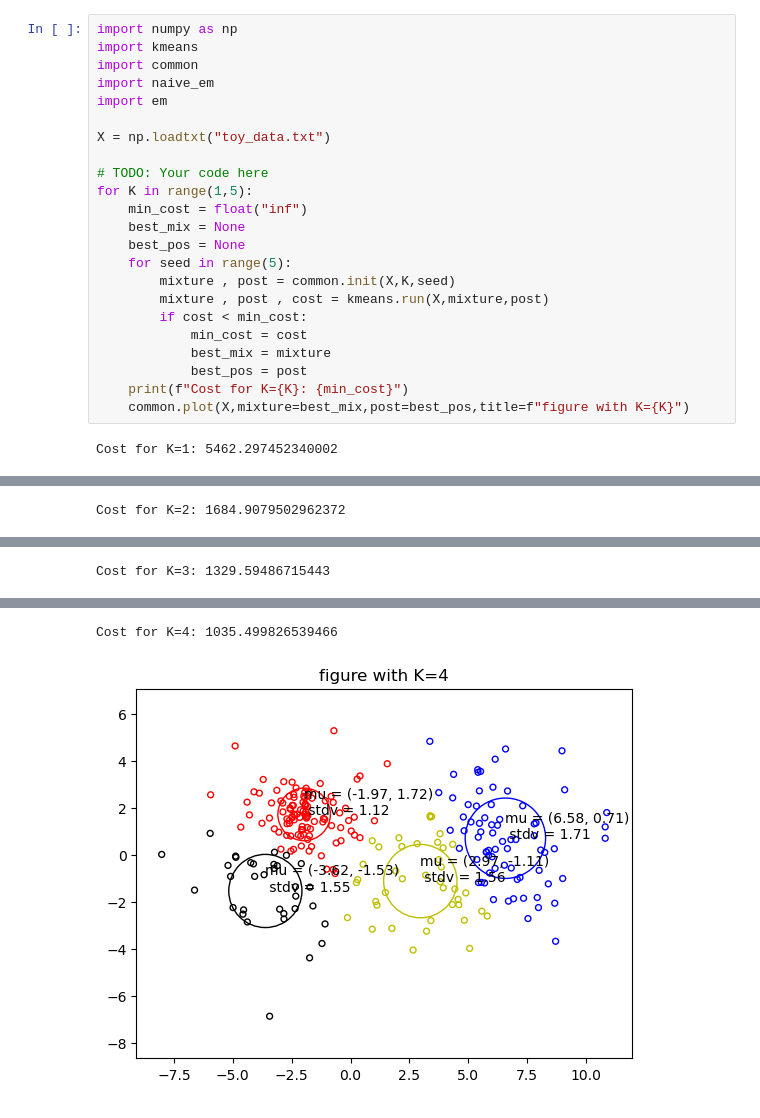
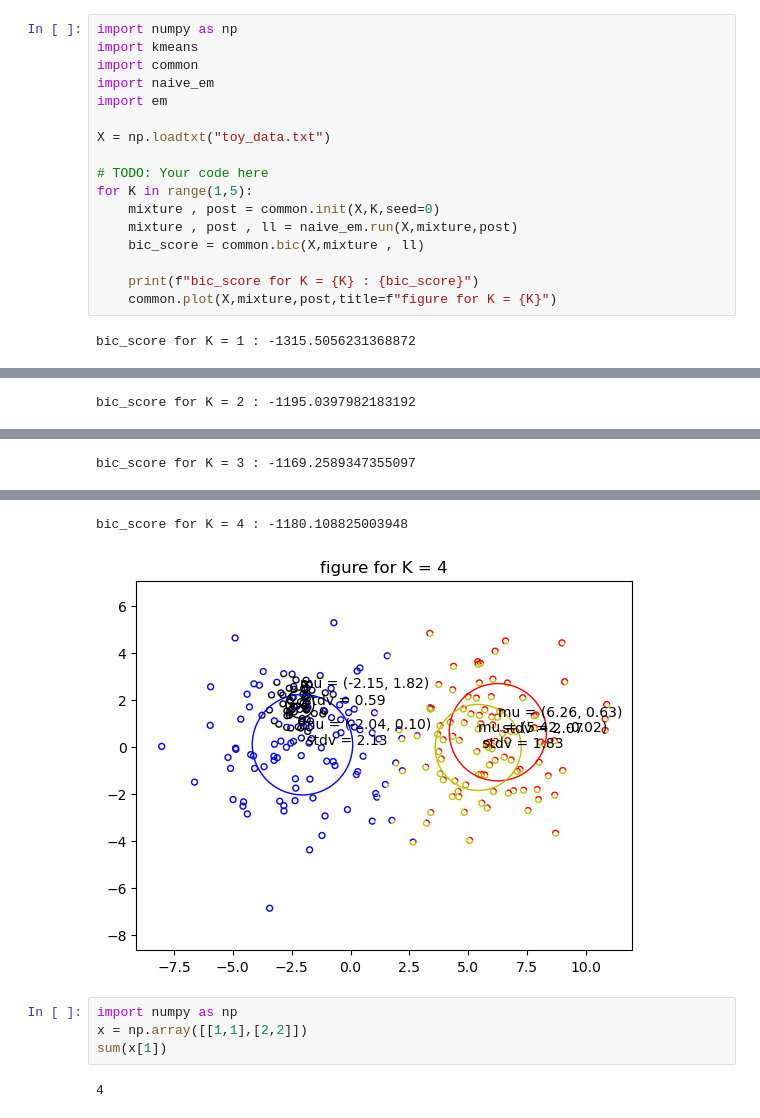
Before and after one commit to tranquocde/MITx_686x, a Jupyter notebook: netflix/test.ipynb, the cells around one changed output, grey strips where cells are left out. Saved outputs shown, nothing was run; the diff lists cells and outputs as text.

```diff
--- a/netflix/test.ipynb
+++ b/netflix/test.ipynb
@@ -17,17 +18,11 @@ X = np.loadtxt("toy_data.txt")
 
 # TODO: Your code here
 for K in range(1,5):
-    min_cost = float("inf")
-    best_mix = None
-    best_pos = None
-    for seed in range(5):
-        mixture , post = common.init(X,K,seed)
-        mixture , post , cost = kmeans.run(X,mixture,post)
-        if cost < min_cost:
-            min_cost = cost
-            best_mix = mixture
-            best_pos = post
-    print(f"Cost for K={K}: {min_cost}")
-    common.plot(X,mixture=best_mix,post=best_pos,title=f"figure with K={K}")
+    mixture , post = common.init(X,K,seed=0)
+    mixture , post , ll = naive_em.run(X,mixture,post)
+    bic_score = common.bic(X,mixture , ll)
+
+    print(f"bic_score for K = {K} : {bic_score}")
+    common.plot(X,mixture,post,title=f"figure for K = {K}")
 # %% [output]
-Cost for K=1: 5462.297452340002
+bic_score for K = 1 : -1315.5056231368872
@@ -35 +30 @@ Cost for K=1: 5462.297452340002
-Cost for K=2: 1684.9079502962372
+bic_score for K = 2 : -1195.0397982183192
@@ -37 +32 @@ Cost for K=2: 1684.9079502962372
-Cost for K=3: 1329.59486715443
+bic_score for K = 3 : -1169.2589347355097
@@ -39,2 +34,8 @@ Cost for K=3: 1329.59486715443
-Cost for K=4: 1035.499826539466
+bic_score for K = 4 : -1180.108825003948
-[figure, old version]
+[figure, new version]
+# %%
+import numpy as np
+x = np.array([[1,1],[2,2]])
+sum(x[1])
+# %% [output]
+4
```
Also changed, not shown: parts of 2 cells of this notebook, 3 other files.
